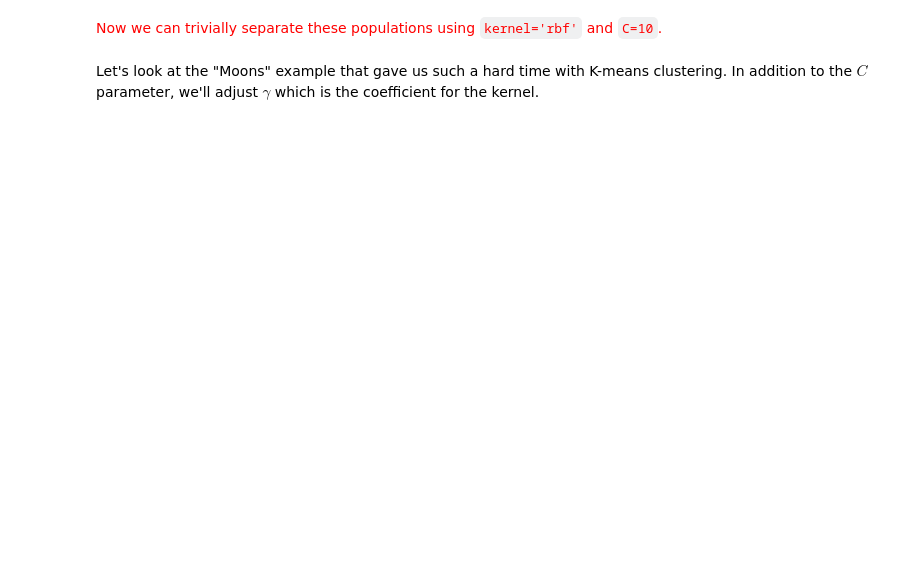
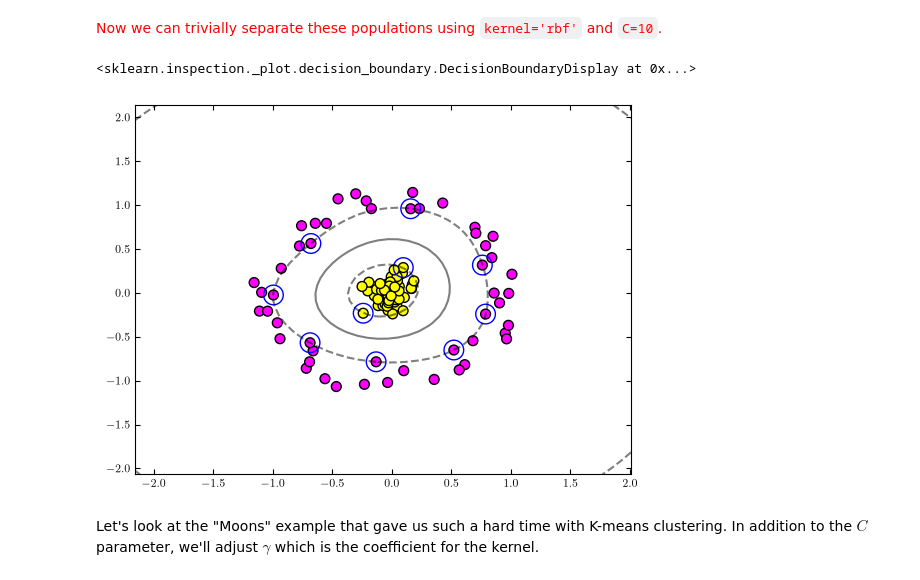
Before and after one commit to hsingh247/big-data-physics, a Jupyter notebook: Classification2.ipynb, the cells around one changed output. Drawn from its saved outputs; the diff is of its cells as text; code cells hidden in the pictures; blank space fills up the shorter version.

```diff
--- a/Classification2.ipynb
+++ b/Classification2.ipynb
@@ -489,23 +519,26 @@ plot_3D()
 # %% [markdown]
 <font color='red'>Now we can trivially separate these populations using `kernel='rbf'` and `C=10`.</font>
 # %%
-clf = SVC(____=____,____=____)
+clf = SVC(kernel='rbf',C=10)
 clf.fit(X, y)
 
 plt.scatter(X[:, 0], X[:, 1], c=y, s=50, cmap='spring', edgecolor='k')
 plt.scatter(clf.support_vectors_[:, 0], clf.support_vectors_[:, 1], s=200, facecolors='none');
 ax = plt.gca()
 DecisionBoundaryDisplay.from_estimator(
         clf,
         X,
         ax=ax,
         grid_resolution=50,
         plot_method="contour",
         colors="k",
         levels=[-1, 0, 1],
         alpha=0.5,
         linestyles=["--", "-", "--"],
     )
+# %% [output]
+<sklearn.inspection._plot.decision_boundary.DecisionBoundaryDisplay at 0x...>
+[figure, added]
 # %% [markdown]
 Let's look at the "Moons" example that gave us such a hard time with K-means clustering.  In addition to the $C$ parameter, we'll adjust $\gamma$ which is the coefficient for the kernel.
 # %%
```
Also changed, not shown: parts of 31 cells of this notebook, 5 other files.
